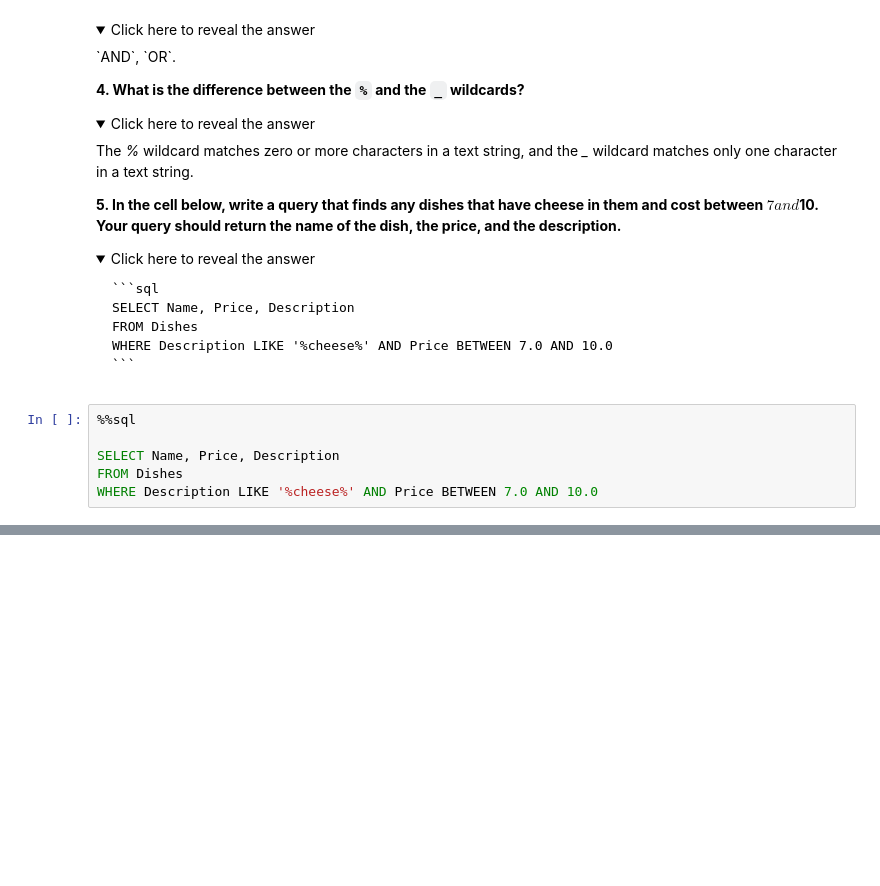
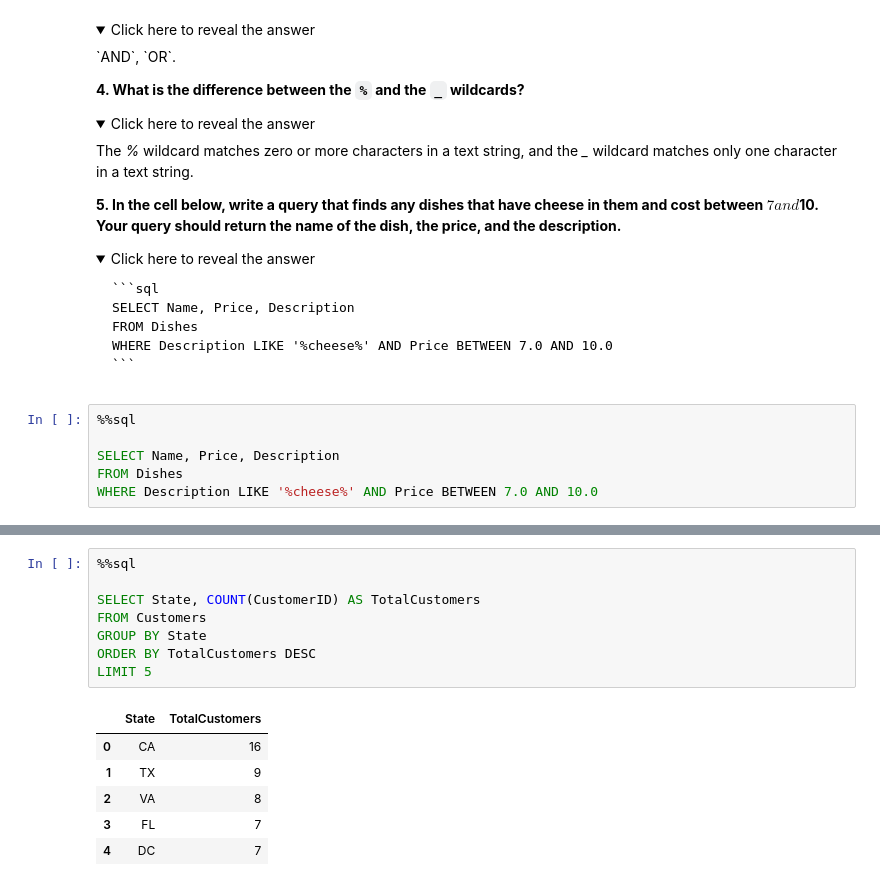
Before and after one commit to freestackinitiative/coop_sql_notebooks, a Jupyter notebook: COOP_SQL_101.ipynb, the cells around one changed output, grey strips where cells are left out. Saved outputs shown, nothing was run; the diff lists cells and outputs as text; folded sections open; blank space fills up the shorter version.

```diff
--- a/COOP_SQL_101.ipynb
+++ b/COOP_SQL_101.ipynb
@@ -875,0 +1370,15 @@ The asterisk(*) here means that it can match any **single** letter or number.
+# %%
+%%sql
+
+SELECT State, COUNT(CustomerID) AS TotalCustomers
+FROM Customers
+GROUP BY State
+ORDER BY TotalCustomers DESC
+LIMIT 5
+# %% [output]
+|  | State | TotalCustomers |
+| 0 | CA | 16 |
+| 1 | TX | 9 |
+| 2 | VA | 8 |
+| 3 | FL | 7 |
+| 4 | DC | 7 |
```
Also changed, not shown: parts of 50 cells of this notebook, 2 other files.
